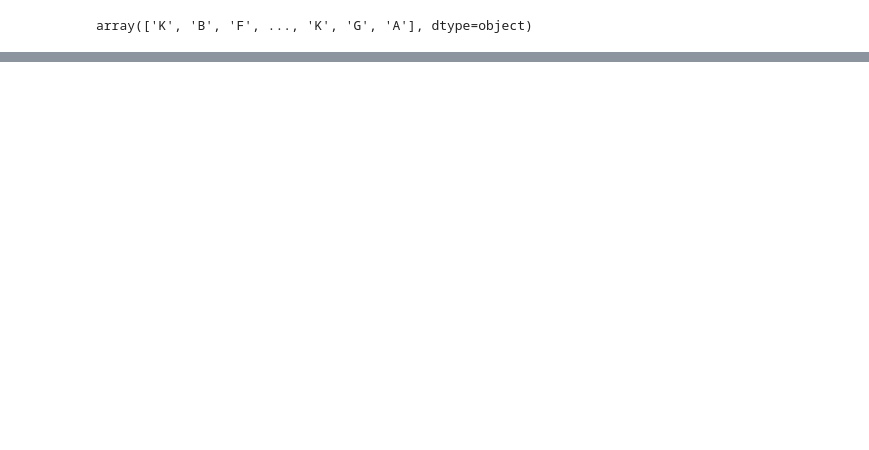
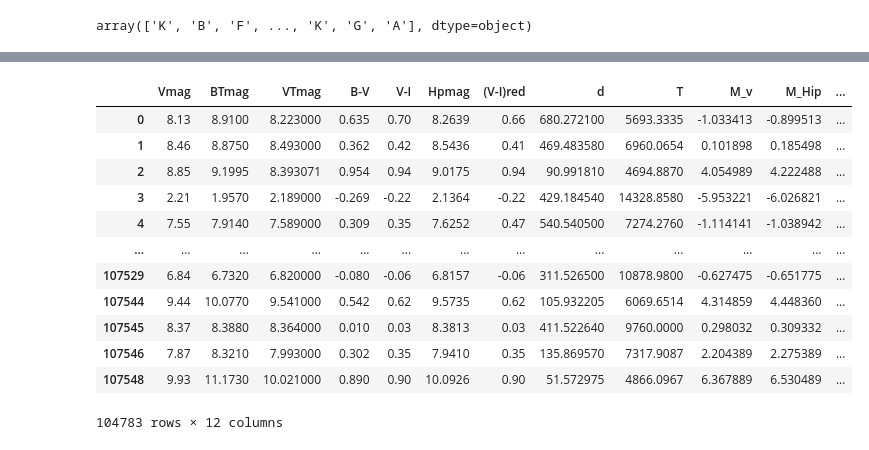
Before and after one commit to Vasallo94/Hipparcos, a Jupyter notebook: notebooks/ML_2.ipynb, the cells around one changed output, grey strips where cells are left out. Saved outputs shown, nothing was run; the diff lists cells and outputs as text; code cells hidden in the pictures; blank space fills up the shorter version.

```diff
--- a/notebooks/ML_2.ipynb
+++ b/notebooks/ML_2.ipynb
@@ -311,0 +376,16 @@ sns.heatmap(cm, annot=True, cmap="Blues", fmt="d")
+# %%
+df
+# %% [output]
+|  | Vmag | BTmag | VTmag | B-V | V-I | Hpmag | (V-I)red | d | T | M_v | M_Hip | ... |
+| 0 | 8.13 | 8.9100 | 8.223000 | 0.635 | 0.70 | 8.2639 | 0.66 | 680.272100 | 5693.3335 | -1.033413 | -0.899513 | ... |
+| 1 | 8.46 | 8.8750 | 8.493000 | 0.362 | 0.42 | 8.5436 | 0.41 | 469.483580 | 6960.0654 | 0.101898 | 0.185498 | ... |
+| 2 | 8.85 | 9.1995 | 8.393071 | 0.954 | 0.94 | 9.0175 | 0.94 | 90.991810 | 4694.8870 | 4.054989 | 4.222488 | ... |
+| 3 | 2.21 | 1.9570 | 2.189000 | -0.269 | -0.22 | 2.1364 | -0.22 | 429.184540 | 14328.8580 | -5.953221 | -6.026821 | ... |
+| 4 | 7.55 | 7.9140 | 7.589000 | 0.309 | 0.35 | 7.6252 | 0.47 | 540.540500 | 7274.2760 | -1.114141 | -1.038942 | ... |
+| ... | ... | ... | ... | ... | ... | ... | ... | ... | ... | ... | ... | ... |
+| 107529 | 6.84 | 6.7320 | 6.820000 | -0.080 | -0.06 | 6.8157 | -0.06 | 311.526500 | 10878.9800 | -0.627475 | -0.651775 | ... |
+| 107544 | 9.44 | 10.0770 | 9.541000 | 0.542 | 0.62 | 9.5735 | 0.62 | 105.932205 | 6069.6514 | 4.314859 | 4.448360 | ... |
+| 107545 | 8.37 | 8.3880 | 8.364000 | 0.010 | 0.03 | 8.3813 | 0.03 | 411.522640 | 9760.0000 | 0.298032 | 0.309332 | ... |
+| 107546 | 7.87 | 8.3210 | 7.993000 | 0.302 | 0.35 | 7.9410 | 0.35 | 135.869570 | 7317.9087 | 2.204389 | 2.275389 | ... |
+| 107548 | 9.93 | 11.1730 | 10.021000 | 0.890 | 0.90 | 10.0926 | 0.90 | 51.572975 | 4866.0967 | 6.367889 | 6.530489 | ... |
+104783 rows × 12 columns
```
Also changed, not shown: parts of 26 cells of this notebook, 12 other files.
